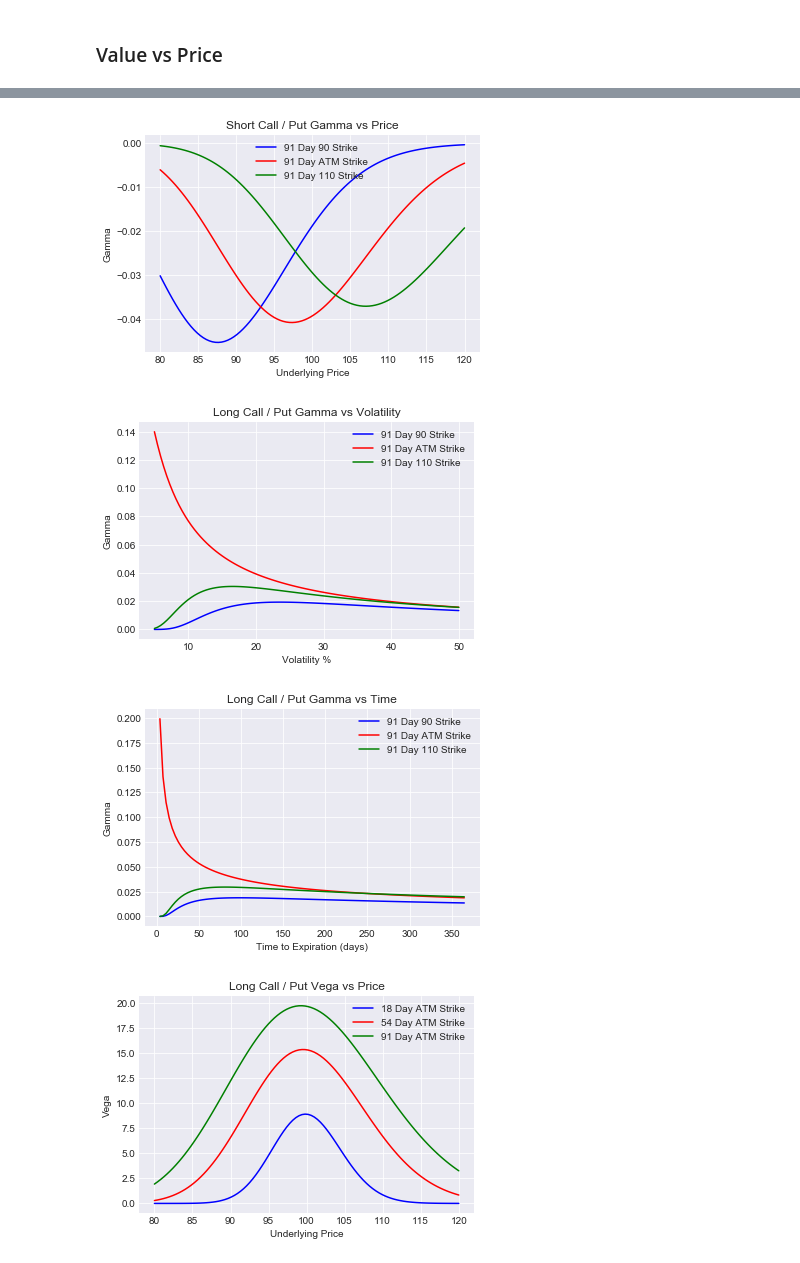
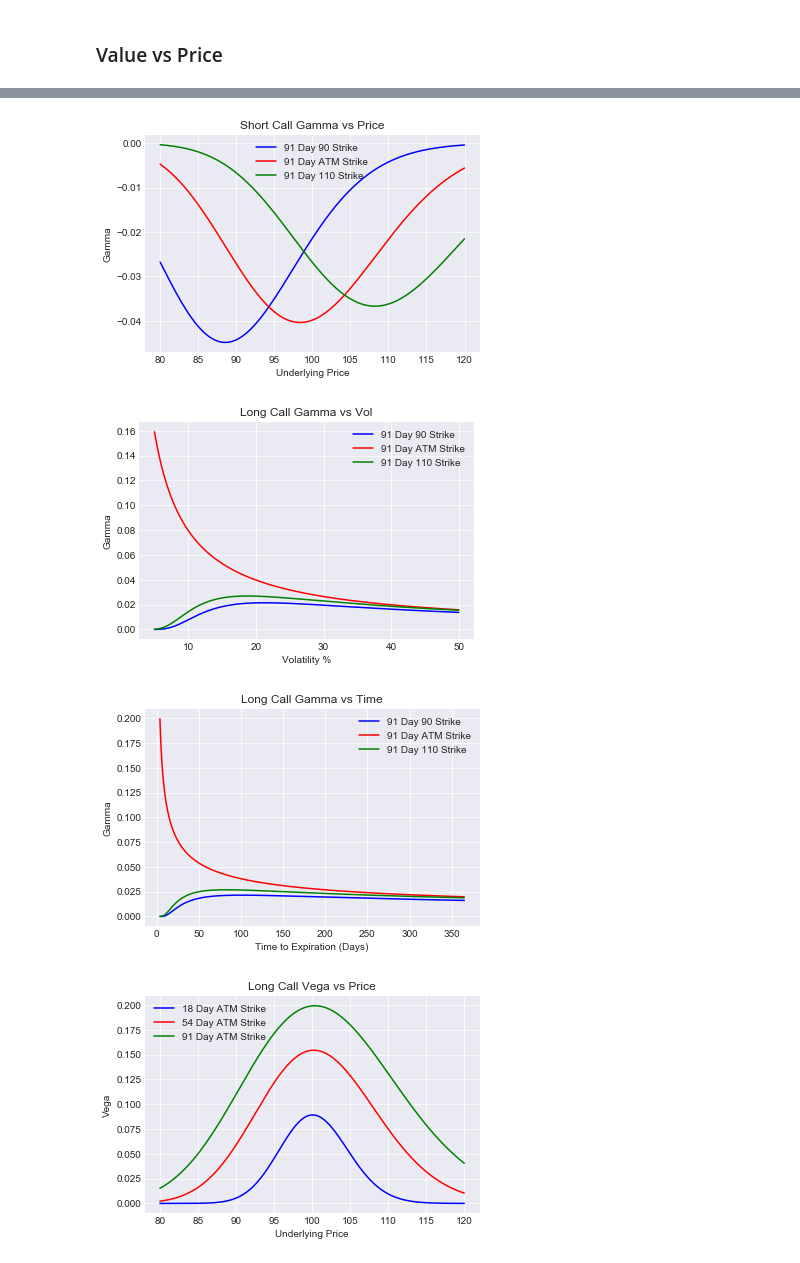
Before and after one commit to GBERESEARCH/optionvisualizer, a Jupyter notebook: notebooks/2D Greeks Graphs.ipynb, the cells around one changed output, grey strips where cells are left out. Saved outputs shown, nothing was run; the diff lists cells and outputs as text; code cells hidden in the pictures.

Commit message:
Update 2D Greeks Graphs workbook

```diff
--- a/notebooks/2D Greeks Graphs.ipynb
+++ b/notebooks/2D Greeks Graphs.ipynb
@@ -46,17 +46,17 @@ opt.greeks(x_plot='value', y_plot='time', option='put')
 # %%
-opt.greeks(x_plot='gamma', y_plot='price', direction='short')
+opt.greeks(x_plot='price', y_plot='gamma', direction='short')
 # %% [output]
-[figure, old version]
+[figure, new version]
 # %%
-opt.greeks(x_plot='gamma', y_plot='vol')
+opt.greeks(x_plot='vol', y_plot='gamma')
 # %% [output]
-[figure, old version]
+[figure, new version]
 # %%
-opt.greeks(x_plot='gamma', y_plot='time')
+opt.greeks(x_plot='time', y_plot='gamma')
 # %% [output]
-[figure, old version]
+[figure, new version]
 # %%
-opt.greeks(x_plot='vega', y_plot='price', G1=100, G2=100, G3=100, T1=0.05, T2=0.15, T3=0.25)
+opt.greeks(x_plot='price', y_plot='vega', G1=100, G2=100, G3=100, T1=0.05, T2=0.15, T3=0.25)
 # %% [output]
-[figure, old version]
+[figure, new version]
 # %%
```
Also changed, not shown: parts of 15 cells of this notebook.
